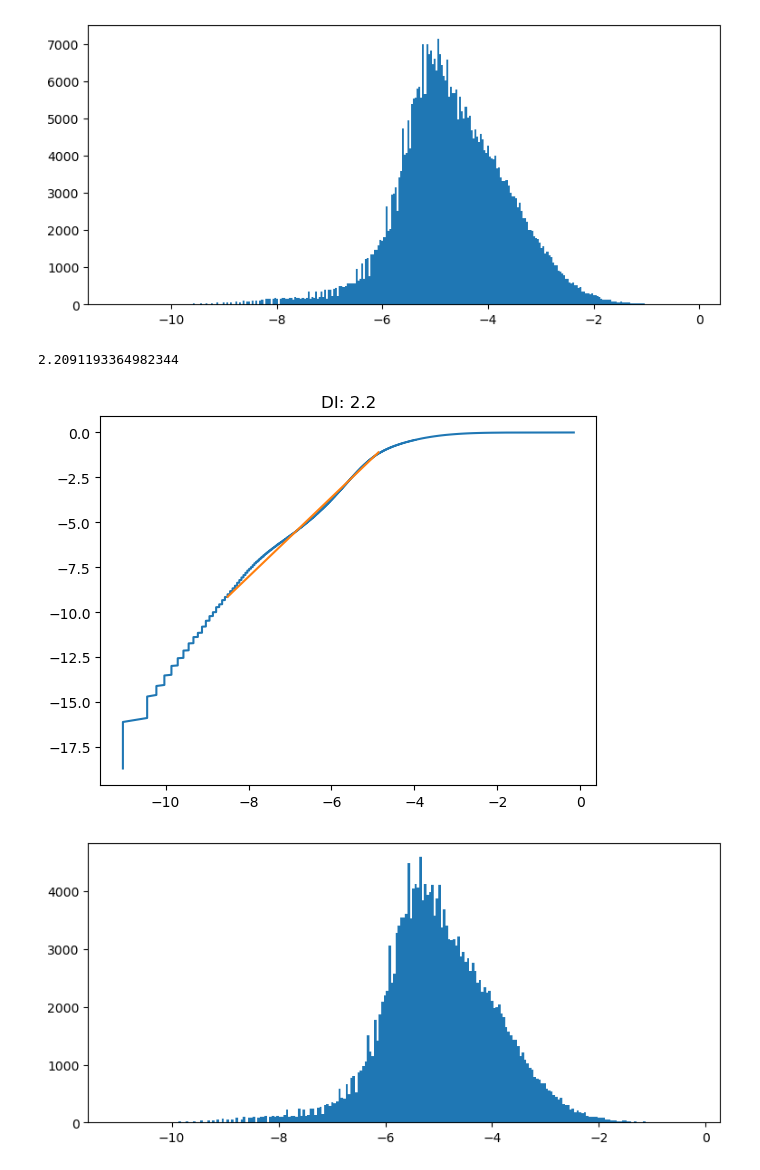
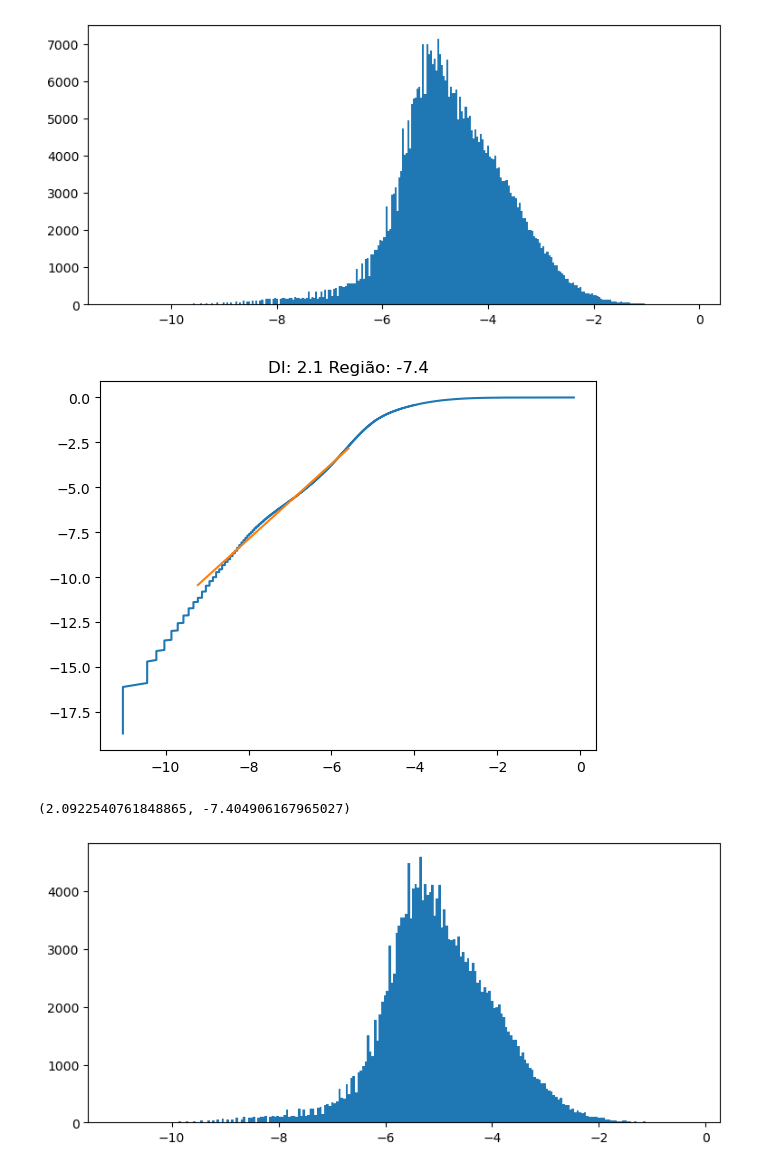
Before and after one commit to damidoriad/preditor-autoencoder, a Jupyter notebook: analise-DI-tempo.ipynb, the cells around one changed output. Saved outputs shown, nothing was run; the diff lists cells and outputs as text; code cells hidden in the pictures.

```diff
--- a/analise-DI-tempo.ipynb
+++ b/analise-DI-tempo.ipynb
@@ -228,10 +233,10 @@ aux = plt.hist(ex, bins='auto')
 # %% [output]
 [figure]
 # %%
-getDI(ex, ey, printFLag=True, resaFlag=False)
+getDI2(ex, ey, printFLag=True, resaFlag=False)
 # %% [output]
+[figure, new version]
-2.2091193364982344
+(2.0922540761848865, -7.404906167965027)
-[figure, old version]
 # %%
 plt.figure(figsize=(9,4))
 aux = plt.hist(ex, bins='auto')
```
Also changed, not shown: parts of 5 cells of this notebook.
